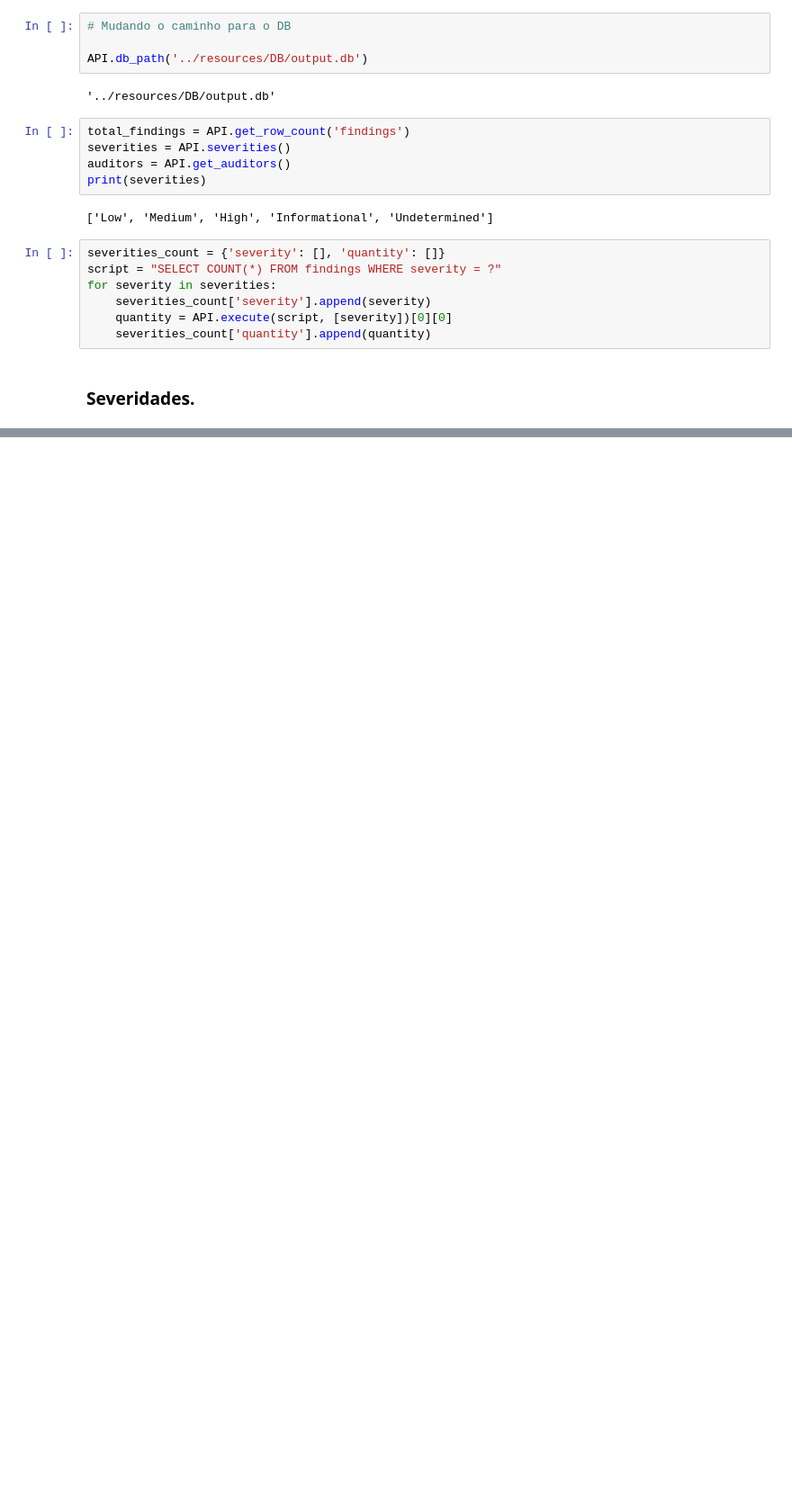
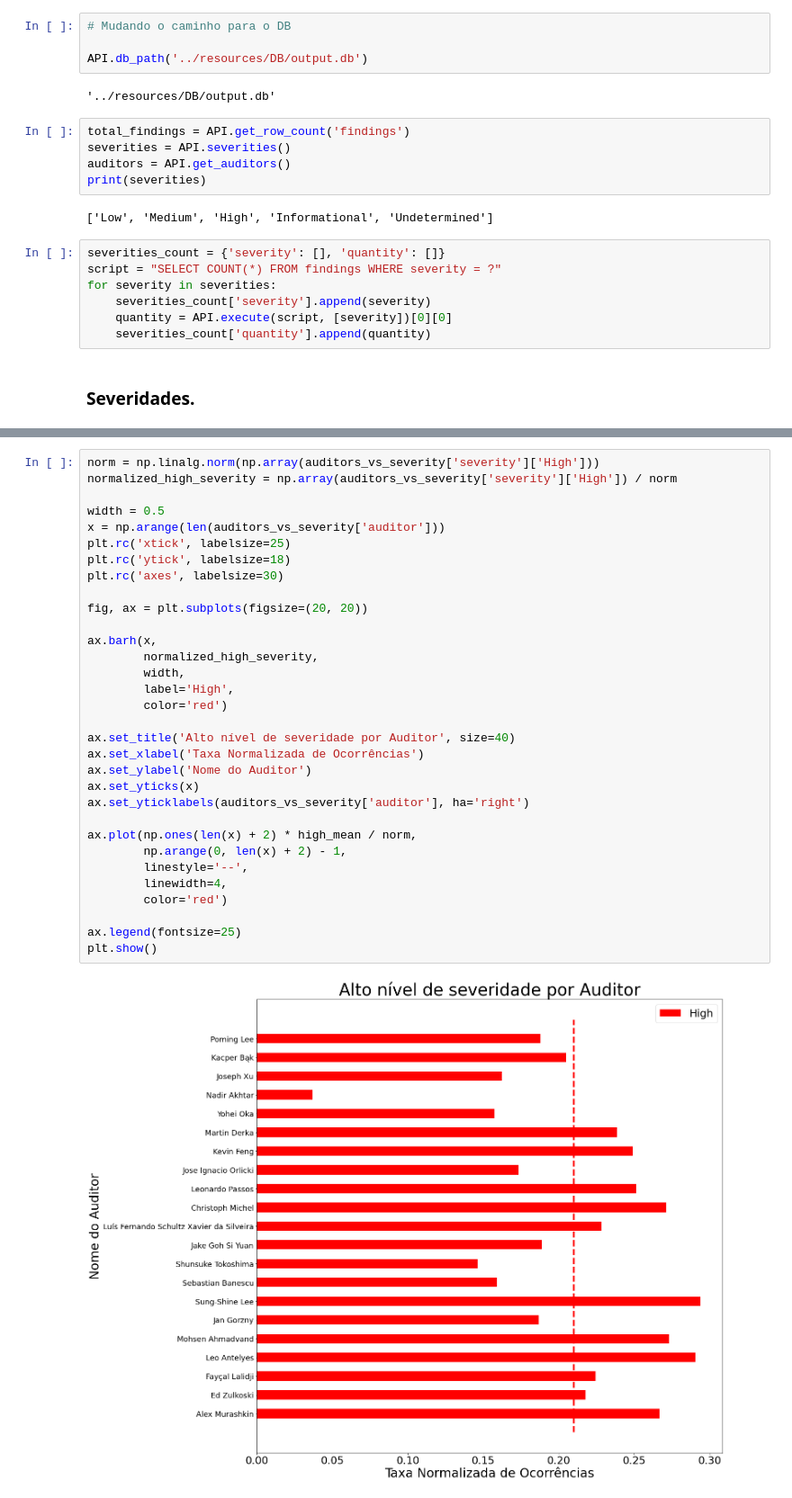
Before and after one commit to TelergySoftware/AIAGRV, a Jupyter notebook: sources/data/src/data_analisys.ipynb, the cells around one changed output, grey strips where cells are left out. Shown at 90% size. Drawn from its saved outputs; the diff is of its cells as text; blank space fills up the shorter version.

```diff
--- a/sources/data/src/data_analisys.ipynb
+++ b/sources/data/src/data_analisys.ipynb
@@ -123,0 +191,34 @@ plt.show()
+# %%
+norm = np.linalg.norm(np.array(auditors_vs_severity['severity']['High']))
+normalized_high_severity = np.array(auditors_vs_severity['severity']['High']) / norm
+
+width = 0.5
+x = np.arange(len(auditors_vs_severity['auditor']))
+plt.rc('xtick', labelsize=25)
+plt.rc('ytick', labelsize=18)
+plt.rc('axes', labelsize=30)
+
+fig, ax = plt.subplots(figsize=(20, 20))
+
+ax.barh(x,
+        normalized_high_severity,
+        width,
+        label='High',
+        color='red')
+
+ax.set_title('Alto nível de severidade por Auditor', size=40)
+ax.set_xlabel('Taxa Normalizada de Ocorrências')
+ax.set_ylabel('Nome do Auditor')
+ax.set_yticks(x)
+ax.set_yticklabels(auditors_vs_severity['auditor'], ha='right')
+
+ax.plot(np.ones(len(x) + 2) * high_mean / norm,
+        np.arange(0, len(x) + 2) - 1,
+        linestyle='--',
+        linewidth=4,
+        color='red')
+
+ax.legend(fontsize=25)
+plt.show()
+# %% [output]
+[figure, added]
```
Also changed, not shown: parts of 8 cells of this notebook.
